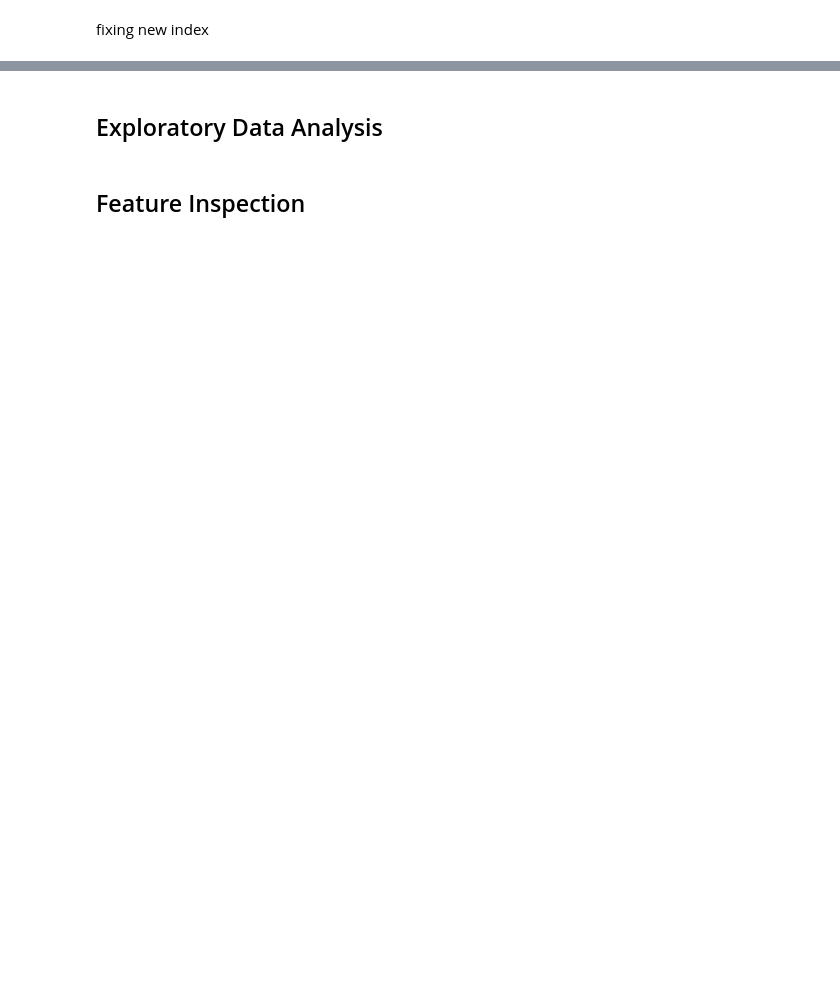
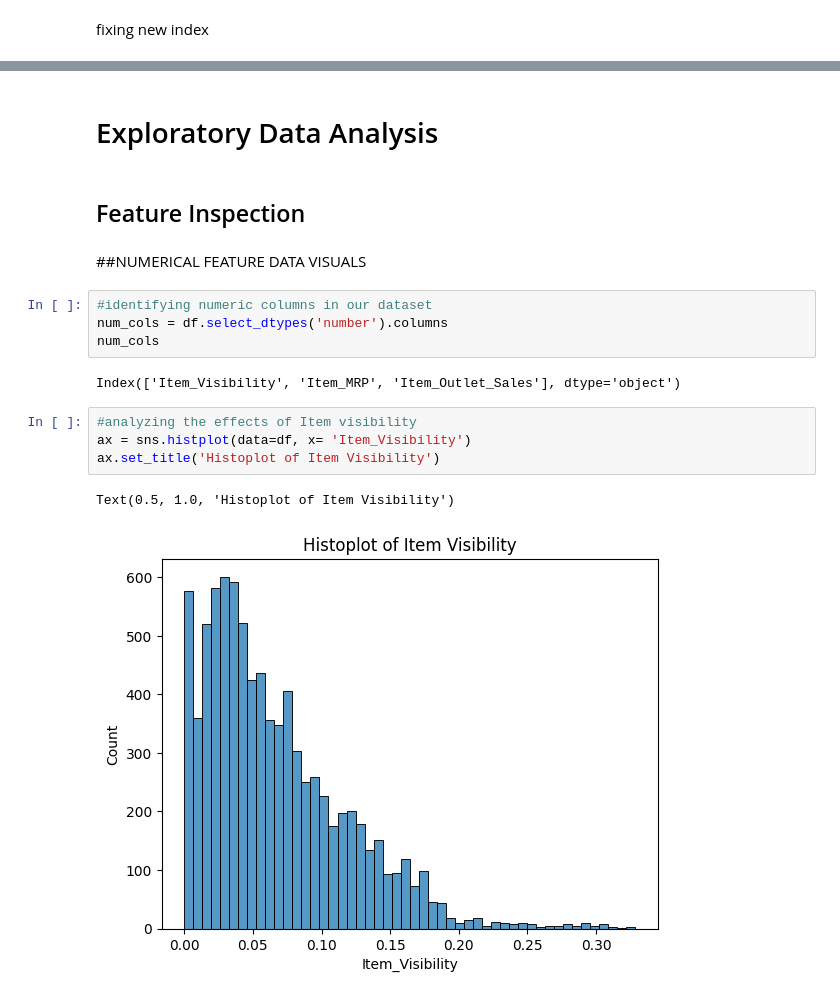
Before and after one commit to lkivumbi/Prediction-of-product-sales, a Jupyter notebook: Prediction_of_product_sales.ipynb, the cells around one changed output, grey strips where cells are left out. Drawn from its saved outputs; the diff is of its cells as text; blank space fills up the shorter version.

```diff
--- a/Prediction_of_product_sales.ipynb
+++ b/Prediction_of_product_sales.ipynb
@@ -257,4 +266,19 @@ df.head()
 # %% [markdown]
-## Exploratory Data Analysis
+# Exploratory Data Analysis
 # %% [markdown]
 ## Feature Inspection
+# %% [markdown]
+##NUMERICAL FEATURE DATA VISUALS
+# %%
+#identifying numeric columns in our dataset
+num_cols = df.select_dtypes('number').columns
+num_cols
+# %% [output]
+Index(['Item_Visibility', 'Item_MRP', 'Item_Outlet_Sales'], dtype='object')
+# %%
+#analyzing the effects of Item visibility
+ax = sns.histplot(data=df, x= 'Item_Visibility')
+ax.set_title('Histoplot of Item Visibility')
+# %% [output]
+Text(0.5, 1.0, 'Histoplot of Item Visibility')
+[figure, added]
```
Also changed, not shown: parts of 30 cells of this notebook.
